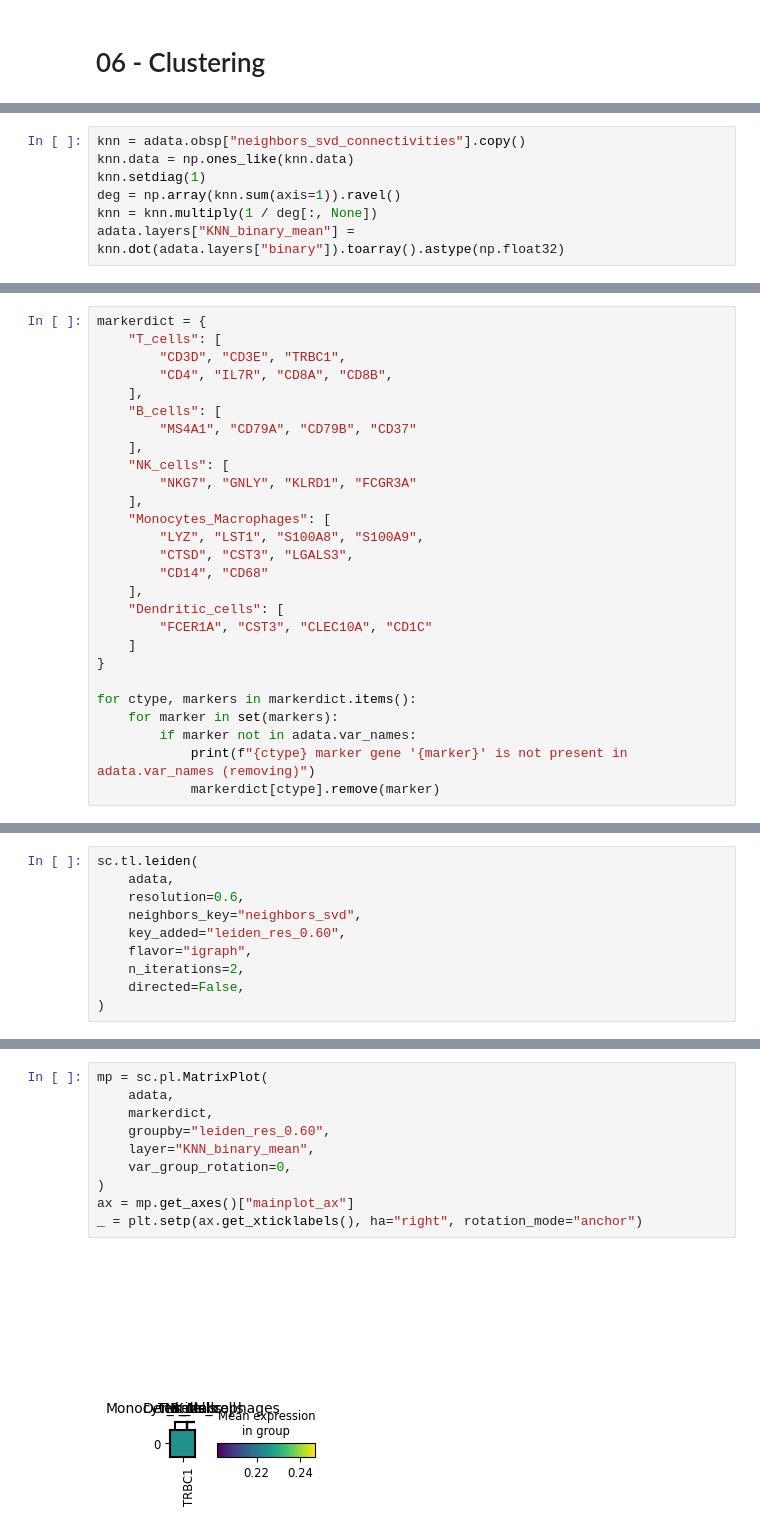
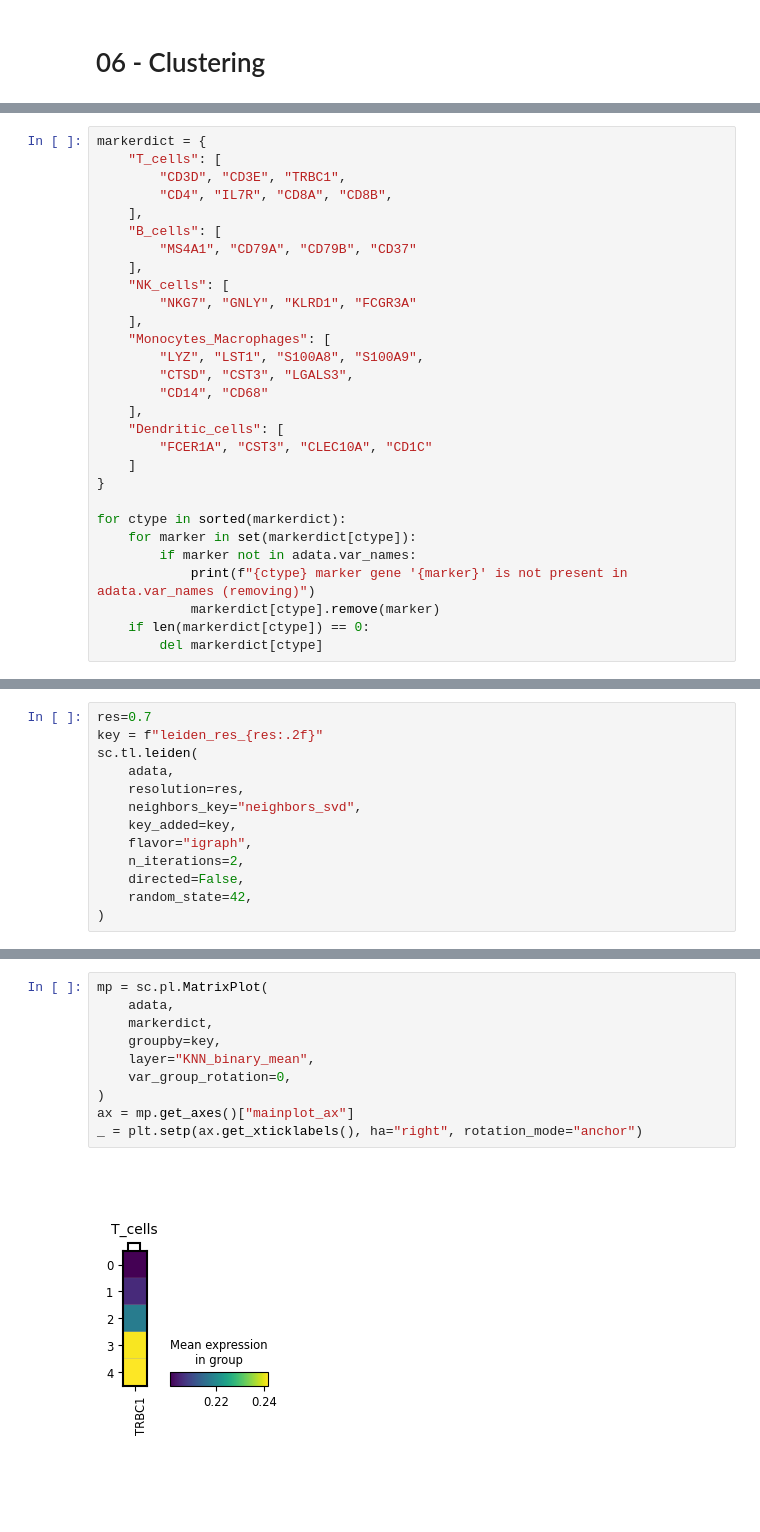
Before and after one commit to siebrenf/stampede, a Jupyter notebook: tutorial.ipynb, the cells around one changed output, grey strips where cells are left out. Saved outputs shown, nothing was run; the diff lists cells and outputs as text; blank space fills up the shorter version.

```diff
--- a/tutorial.ipynb
+++ b/tutorial.ipynb
@@ -310,7 +307,0 @@ import numpy as np
-# %%
-knn = adata.obsp["neighbors_svd_connectivities"].copy()
-knn.data = np.ones_like(knn.data)
-knn.setdiag(1)
-deg = np.array(knn.sum(axis=1)).ravel()
-knn = knn.multiply(1 / deg[:, None])
-adata.layers["KNN_binary_mean"] = knn.dot(adata.layers["binary"]).toarray().astype(np.float32)
@@ -336,9 +334,11 @@ markerdict = {
     ]
 }
 
-for ctype, markers in markerdict.items():
-    for marker in set(markers):
+for ctype in sorted(markerdict):
+    for marker in set(markerdict[ctype]):
         if marker not in adata.var_names:
             print(f"{ctype} marker gene '{marker}' is not present in adata.var_names (removing)")
             markerdict[ctype].remove(marker)
+    if len(markerdict[ctype]) == 0:
+        del markerdict[ctype]
 # %% [output]
@@ -379,12 +379,15 @@ T_cells
 # %%
+res=0.7
+key = f"leiden_res_{res:.2f}"
 sc.tl.leiden(
     adata,
-    resolution=0.6,
+    resolution=res,
     neighbors_key="neighbors_svd",
-    key_added="leiden_res_0.60",
+    key_added=key,
     flavor="igraph",
     n_iterations=2,
     directed=False,
+    random_state=42,
 )
 # %%
 sc.pl.embedding(
@@ -398,15 +401,15 @@ sc.pl.embedding(
 # %%
 mp = sc.pl.MatrixPlot(
     adata,
     markerdict,
-    groupby="leiden_res_0.60",
+    groupby=key,
     layer="KNN_binary_mean",
     var_group_rotation=0,
 )
 ax = mp.get_axes()["mainplot_ax"]
 _ = plt.setp(ax.get_xticklabels(), ha="right", rotation_mode="anchor")
 # %% [output]
-[figure, old version]
+[figure, new version]
 # %%
 sc.pl.heatmap(
     adata,
```
Also changed, not shown: parts of 12 cells of this notebook, 5 other files.
